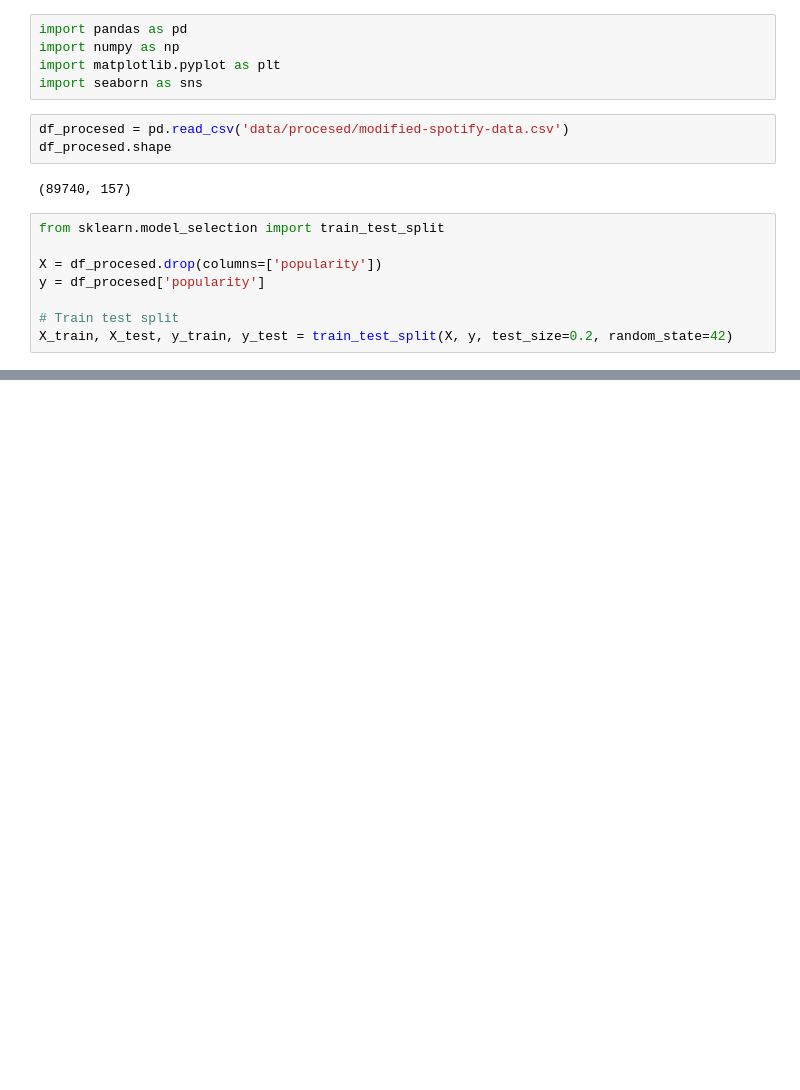
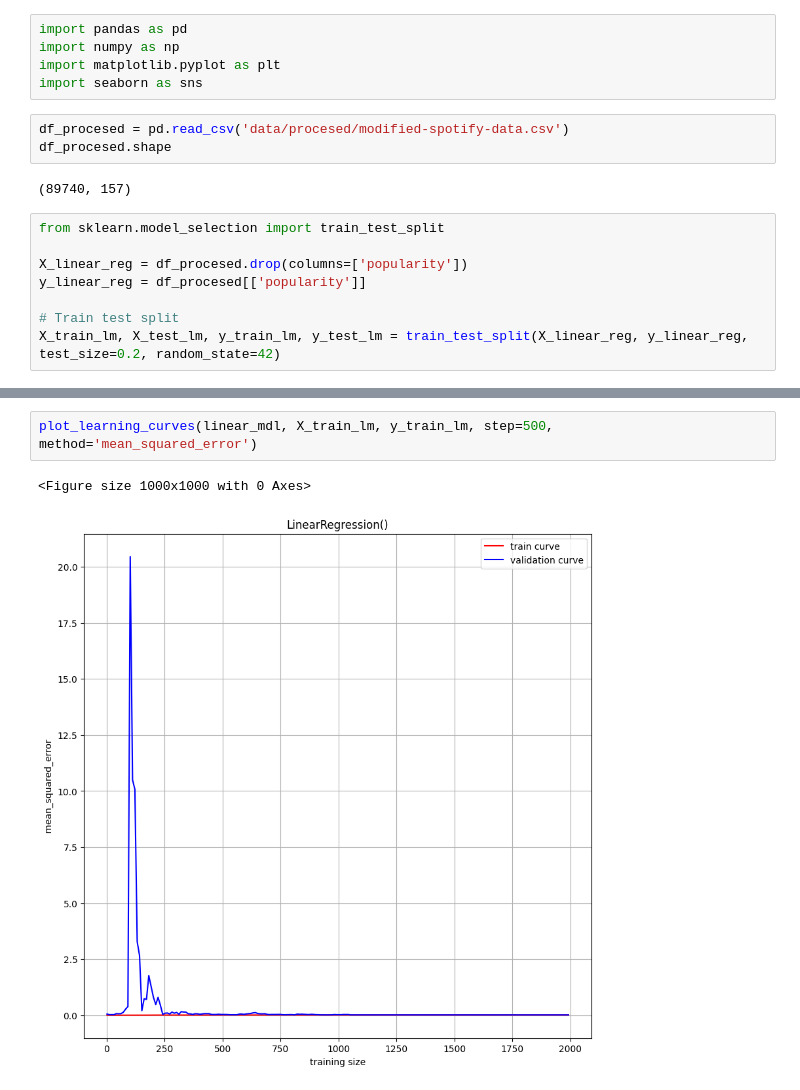
Before and after one commit to Mhmd-sh3rawy/Spotify_dataset_NTI, a Jupyter notebook: 04-trianing-models.ipynb, the cells around one changed output, grey strips where cells are left out. Saved outputs shown, nothing was run; the diff lists cells and outputs as text; blank space fills up the shorter version.

```diff
--- a/04-trianing-models.ipynb
+++ b/04-trianing-models.ipynb
@@ -11,11 +11,11 @@ df_procesed.shape
 # %%
 from sklearn.model_selection import train_test_split
 
-X = df_procesed.drop(columns=['popularity'])
-y = df_procesed['popularity']
+X_linear_reg = df_procesed.drop(columns=['popularity'])
+y_linear_reg = df_procesed[['popularity']]
 
 # Train test split
-X_train, X_test, y_train, y_test = train_test_split(X, y, test_size=0.2, random_state=42)
+X_train_lm, X_test_lm, y_train_lm, y_test_lm = train_test_split(X_linear_reg, y_linear_reg, test_size=0.2, random_state=42)
 # %%
 from sklearn.linear_model import LinearRegression
 from sklearn.metrics import mean_absolute_error, mean_squared_error, r2_score
@@ -42,0 +90,5 @@ RMSE : 0.27332028190285096
+# %%
+plot_learning_curves(linear_mdl, X_train_lm, y_train_lm, step=500, method='mean_squared_error')
+# %% [output]
+<Figure size 1000x1000 with 0 Axes>
+[figure, added]
```
Also changed, not shown: parts of 8 cells of this notebook, 1 other file.
